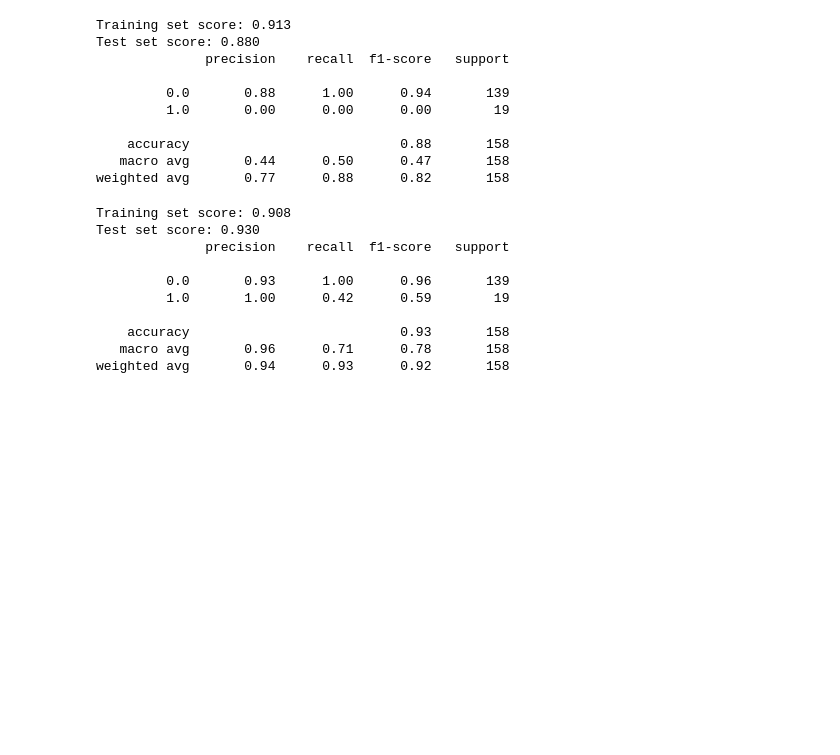
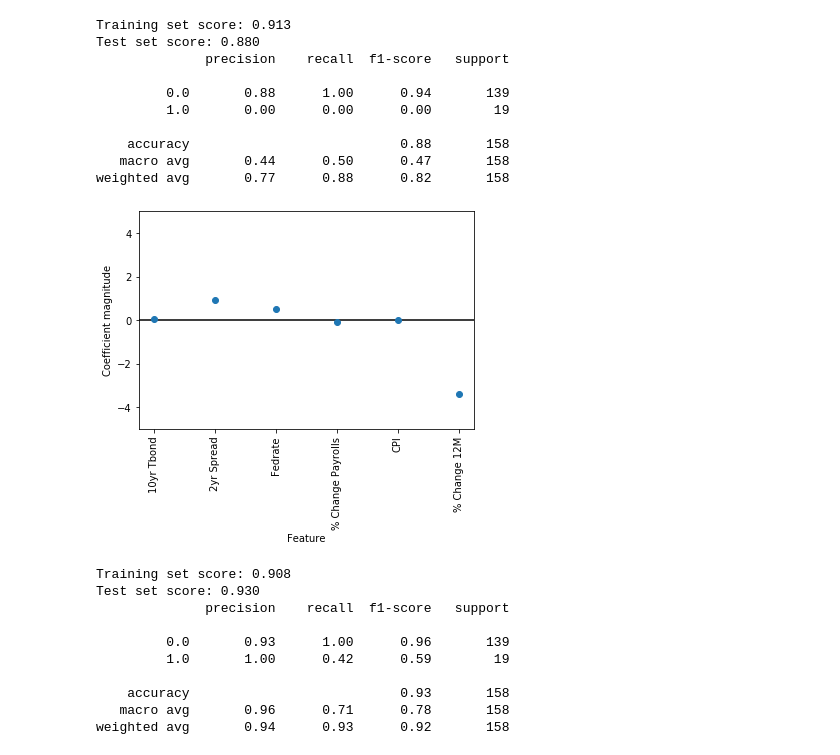
Before and after one commit to sheri-kamal/DATA71200-SP2020, a Jupyter notebook: Project 2 - Supervised Learning.ipynb, the cells around one changed output. Saved outputs shown, nothing was run; the diff lists cells and outputs as text; code cells hidden in the pictures; blank space fills up the shorter version.

```diff
--- a/Project 2 - Supervised Learning.ipynb
+++ b/Project 2 - Supervised Learning.ipynb
@@ -100,6 +114,10 @@ Test set score: 0.880
     accuracy                           0.88       158
    macro avg       0.44      0.50      0.47       158
 weighted avg       0.77      0.88      0.82       158
+# %%
+plot_feature_importance(logmodel)
+# %% [output]
+[figure, added]
 # %%
 logmodel10 = LogisticRegression(C=10)
 logmodel10.fit(X_train, y_train)
```
Also changed, not shown: parts of 5 cells of this notebook.
